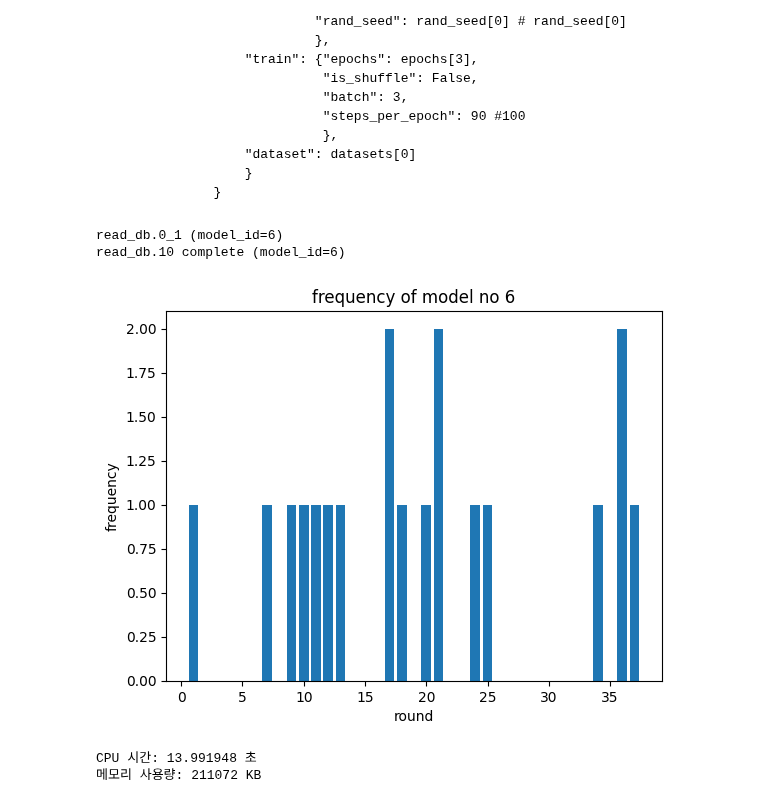
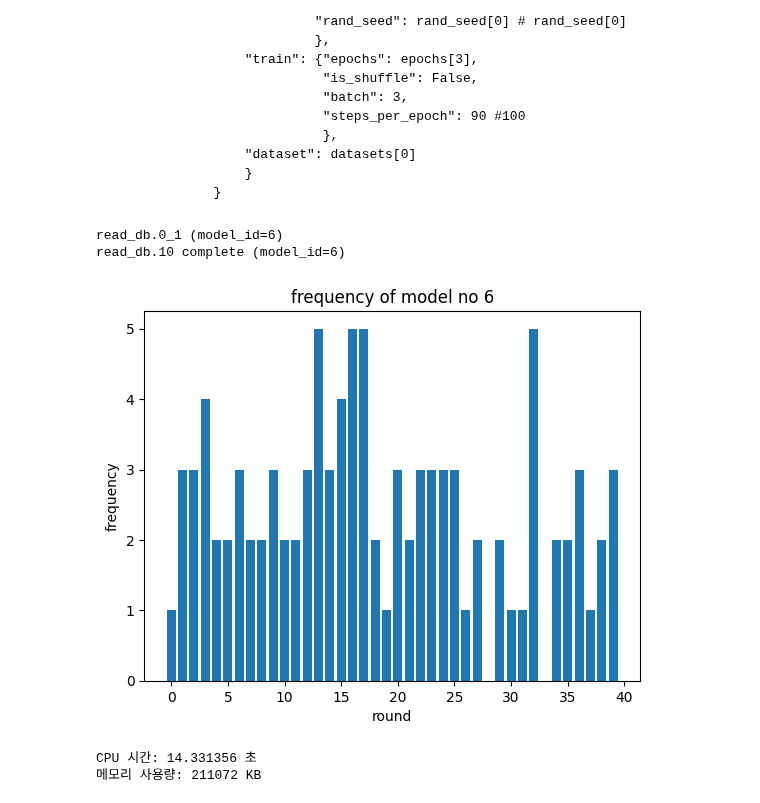
Before and after one commit to swhors/LSTM_Analyze, a Jupyter notebook: sqlite3_example_1.ipynb, the cells around one changed output. Saved outputs shown, nothing was run; the diff lists cells and outputs as text; code cells hidden in the pictures.

Commit message:
update new data

````diff
--- a/sqlite3_example_1.ipynb
+++ b/sqlite3_example_1.ipynb
@@ -308,15 +315,12 @@ lstm_args = {6: {"model":{"learning_rate": learning_rate[0],
              }
 ```
 # %%
-from lib.db_operate import select_metric, conn_db, close_db
-from datetime import datetime
 model_ids = [6]
 test_id = 'P4_4_4_2_2'
-metrics_col = load_data(test_id=test_id, model_ids=model_ids)
-draw_metric(metrics_col=metrics_col)
+draw_graph(test_id=test_id, model_ids=model_ids, del_res=True)
 # %% [output]
 read_db.0_1 (model_id=6)
 read_db.10 complete (model_id=6)
-[figure, old version]
+[figure, new version]
-CPU 시간: 13.991948 초
+CPU 시간: 14.331356 초
 메모리 사용량: 211072 KB
````
Also changed, not shown: parts of 19 cells of this notebook, 15 other files.
